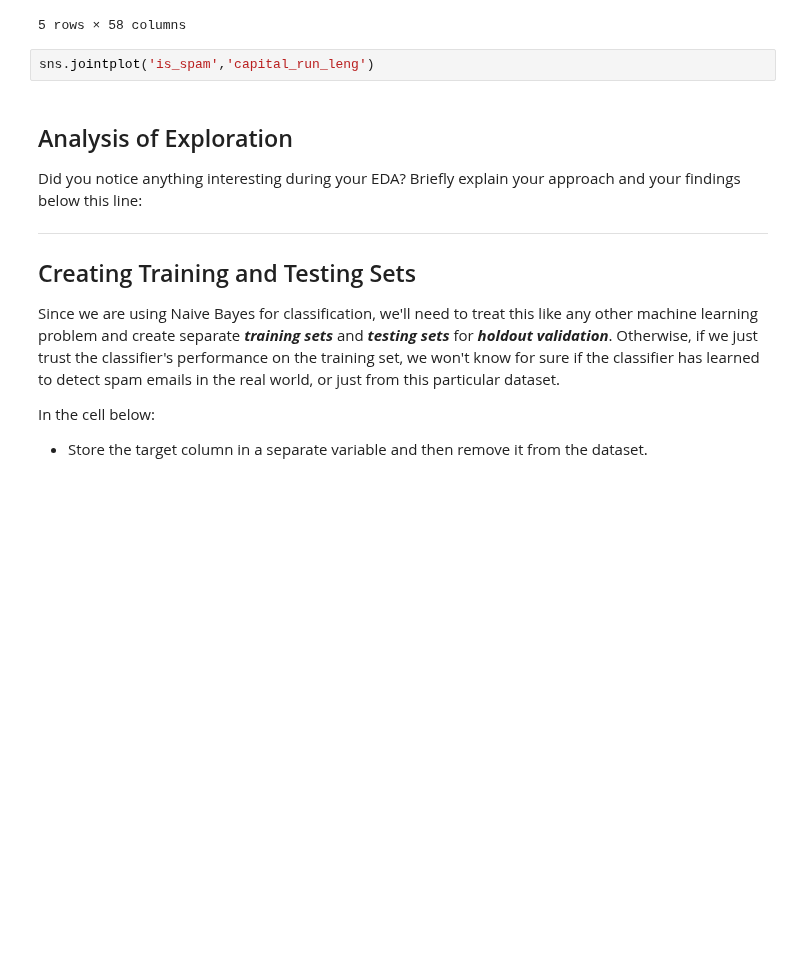
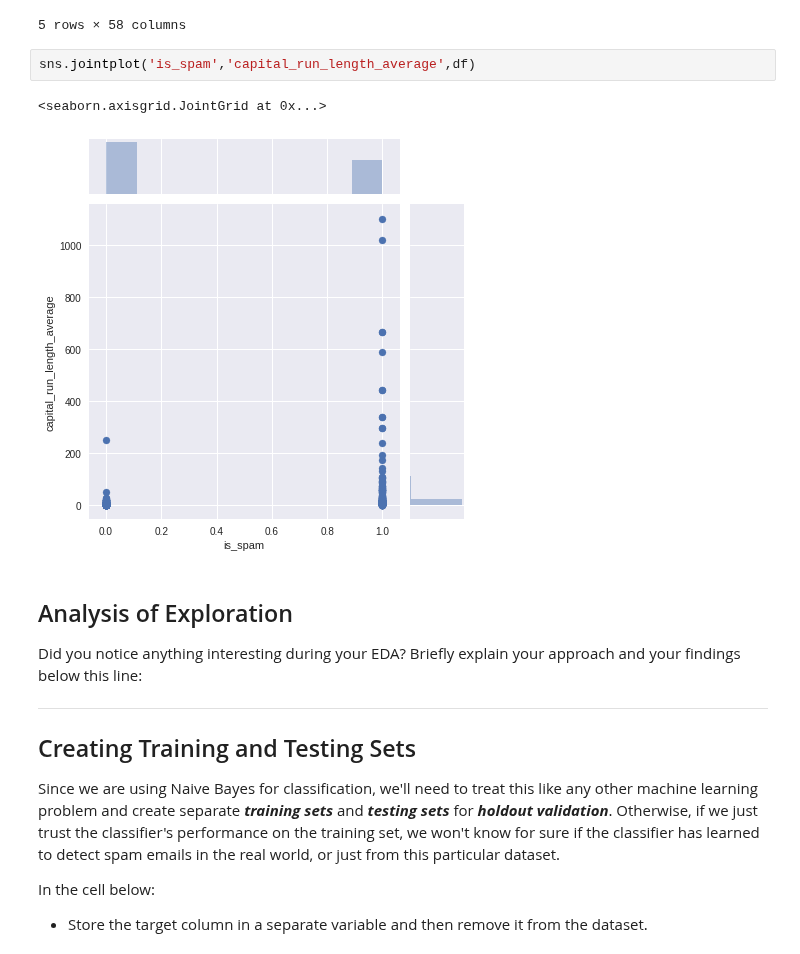
Before and after one commit to ZMBailey/dsc-2-22-14-document-classification-using-naive-bayes-lab-seattle-ds-career-040119, a Jupyter notebook: index.ipynb, the cells around one changed output. Saved outputs shown, nothing was run; the diff lists cells and outputs as text; blank space fills up the shorter version.

```diff
--- a/index.ipynb
+++ b/index.ipynb
@@ -139,7 +139,10 @@ df.head()
 | 4 | 0.00 | 0.00 | 0.00 | 0.0 | 0.63 | 0.00 | ... |
 5 rows × 58 columns
 # %%
-sns.jointplot('is_spam','capital_run_leng')
+sns.jointplot('is_spam','capital_run_length_average',df)
+# %% [output]
+<seaborn.axisgrid.JointGrid at 0x...>
+[figure, added]
 # %% [markdown]
 ## Analysis of Exploration
 
```
